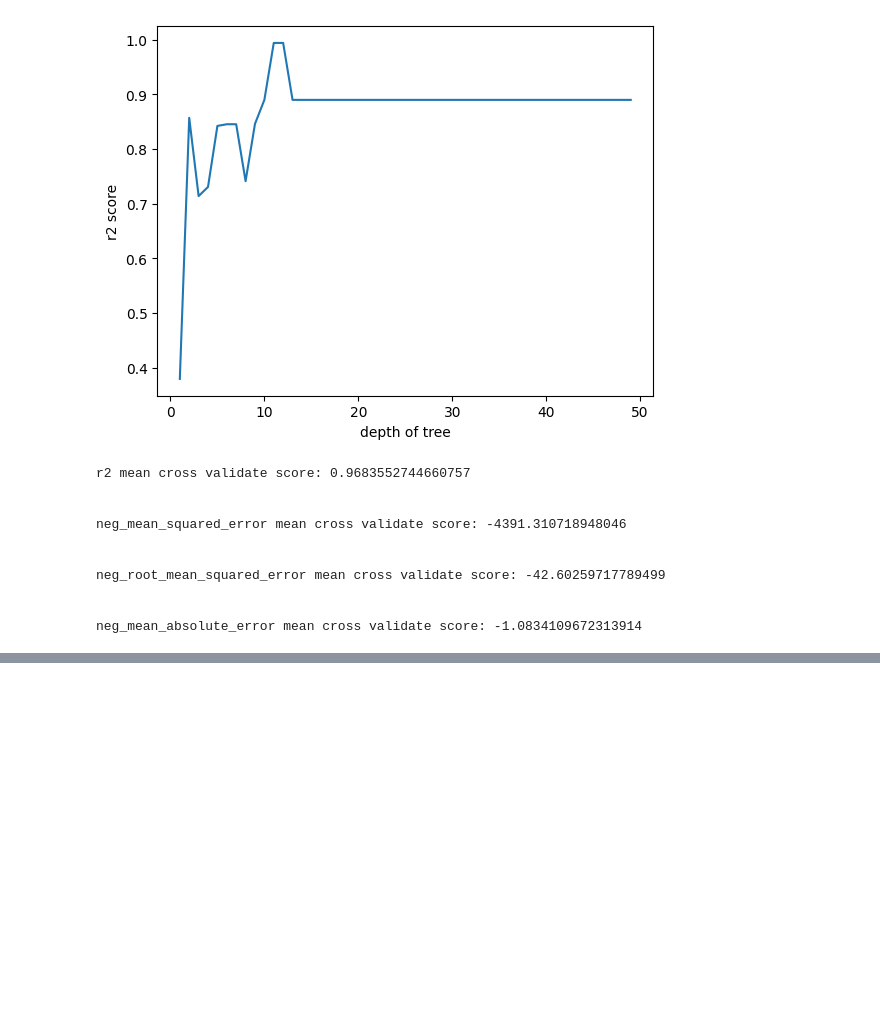
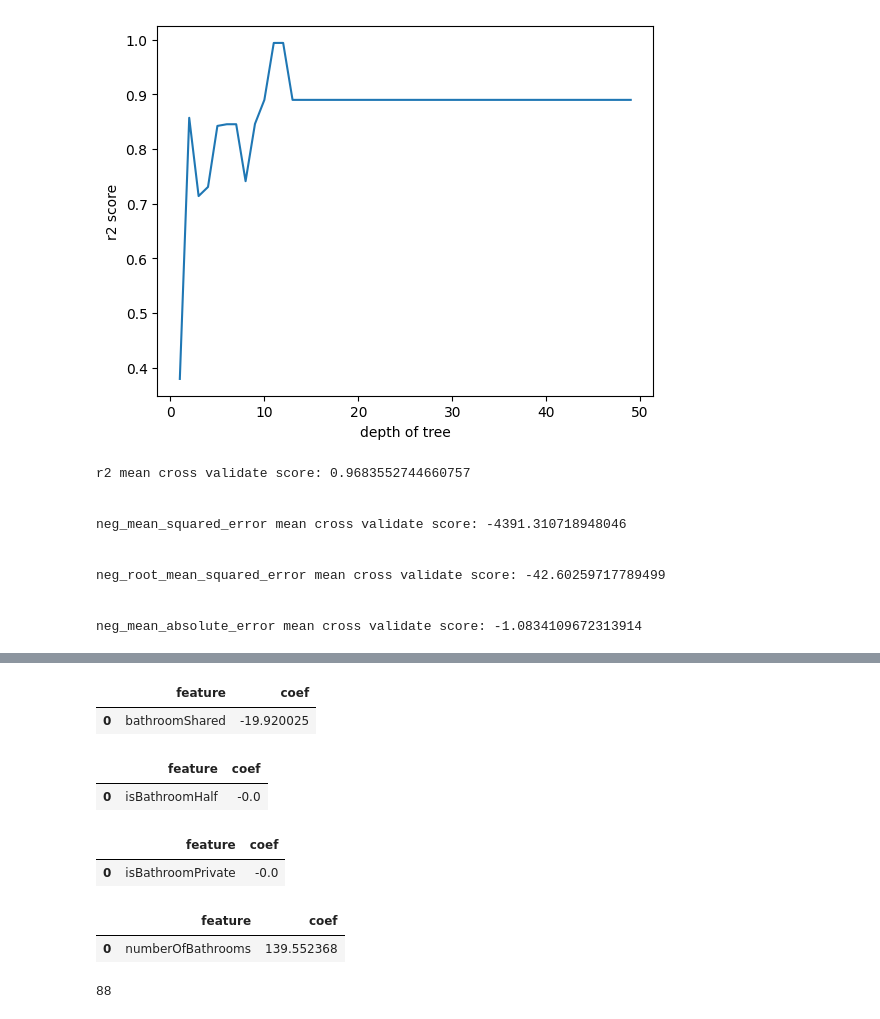
Before and after one commit to 112523chen/CET4973-Fall-Project, a Jupyter notebook: notebook.ipynb, the cells around one changed output, grey strips where cells are left out. Cells and saved outputs as stored; diff of their text form; code cells hidden in the pictures; blank space fills up the shorter version.

```diff
--- a/notebook.ipynb
+++ b/notebook.ipynb
@@ -674,0 +735,5 @@ neg_mean_absolute_error mean cross validate score: -1.0834109672313914
+# %%
+df_with_bathrooms = df_with_bathrooms.dropna(subset=['bathrooms_text'])
+df_with_bathrooms = df_with_bathrooms.dropna().drop_duplicates().drop('id', axis=1).reset_index(drop=True)
+
+df_with_bathrooms.shape
@@ -674,0 +767,14 @@ neg_mean_absolute_error mean cross validate score: -1.0834109672313914
+# %%
+#feature engineering from existing columns
+df_with_bathrooms = pd.get_dummies(df_with_bathrooms, columns=['instant_bookable'], drop_first=True)
+df_with_bathrooms = pd.get_dummies(df_with_bathrooms, columns=['room_type','property_type'], drop_first=True)
+df_with_bathrooms = pd.get_dummies(df_with_bathrooms, columns=['neighbourhood_cleansed','neighbourhood_group_cleansed'], drop_first=True)
+df_with_bathrooms = pd.get_dummies(df_with_bathrooms, columns=['host_response_time','host_neighbourhood'], drop_first=True)
+
+#feature engineering from created columns
+df_with_bathrooms['host_location_in_ny'] = np.where(df_with_bathrooms['host_location'].str.contains("NY|New York"), True, False)
+df_with_bathrooms.drop("host_location", axis=1, inplace=True)
+df_with_bathrooms = pd.get_dummies(df_with_bathrooms, columns=['host_location_in_ny'], drop_first=True)
+# %%
+X = df_with_bathrooms.drop('price', axis=1).values #features
+y = df_with_bathrooms["price"].values #target
@@ -674,0 +801,28 @@ neg_mean_absolute_error mean cross validate score: -1.0834109672313914
+# %%
+features = df_with_bathrooms.drop("price", axis=1).columns
+lasso = Lasso(alpha=0.3)
+lasso.fit(X,y)
+
+lasso_coef_df = pd.DataFrame({'feature': features , 'coef': lasso.coef_})
+# %%
+bathroom_features = ['bathroomShared', 'isBathroomHalf', 'isBathroomPrivate','numberOfBathrooms']
+for feature in bathroom_features:
+    display(lasso_coef_df[lasso_coef_df['feature'] == feature].reset_index(drop=True))
+# %% [output]
+|  | feature | coef |
+| 0 | bathroomShared | -19.920025 |
+|  | feature | coef |
+| 0 | isBathroomHalf | -0.0 |
+|  | feature | coef |
+| 0 | isBathroomPrivate | -0.0 |
+|  | feature | coef |
+| 0 | numberOfBathrooms | 139.552368 |
+# %%
+# finding less important features
+threshold = 0.05
+not_important_features = lasso_coef_df[(lasso_coef_df['coef'] > -threshold) & (lasso_coef_df['coef'] < threshold)]['feature'].values
+
+#number of important features based on threshold var
+len(df_with_bathrooms.columns) - len(list(not_important_features))
+# %% [output]
+88
```
Also changed, not shown: parts of 23 cells of this notebook.
